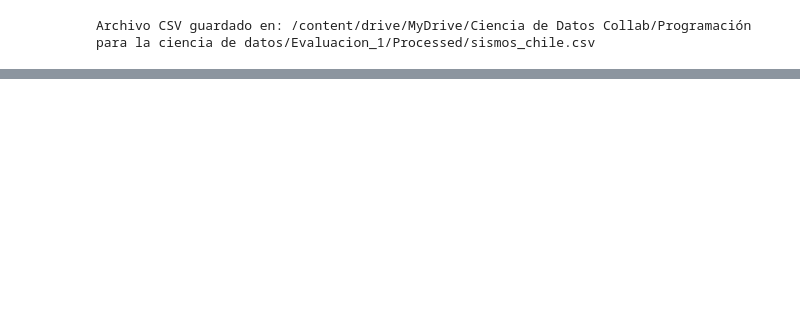
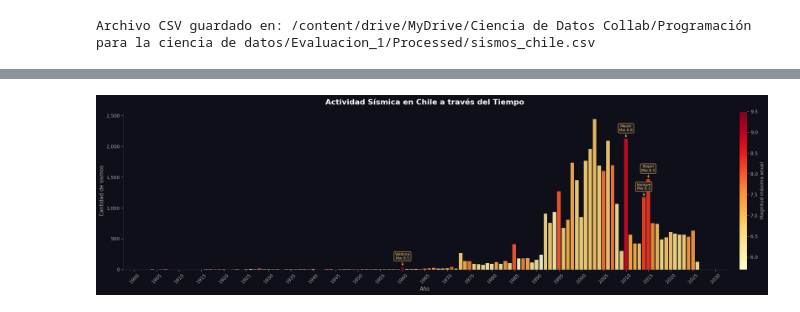
Before and after one commit to javisagredo-dev/Evaluacion1_Prog_DS, a Jupyter notebook: Evaluación_1_Prog_DS.ipynb, the cells around one changed output, grey strips where cells are left out. Drawn from its saved outputs; the diff is of its cells as text; code cells hidden in the pictures; blank space fills up the shorter version.

```diff
--- a/Evaluación_1_Prog_DS.ipynb
+++ b/Evaluación_1_Prog_DS.ipynb
@@ -219,0 +180,20 @@ sismos_chile.describe()
+# %%
+## INICIO DEL PROCEDIMIENTO
+
+sismos_procesado['fecha'] = pd.to_datetime(
+    sismos_procesado['year'].astype(str) + '-' + sismos_procesado['day_of_year'].astype(str),
+    format='%Y-%j')
+sismos_procesado['hora'] = sismos_procesado['hour']
+
+## Mascara de columnas para eliminar
+columnas_a_eliminar = [
+    'time', 'year', 'month', 'day_of_year', 'hour',   # originales de tiempo
+    'nst', 'gap', 'dmin', 'rms', 'net', 'updated',    # nulos y metadata
+    'status', 'geometry', 'type', 'tsunami'           # otras que no sirven para el estudio
+]
+
+## Aqui verificamos que las columnas existen antes de eliminar
+existentes = [col for col in columnas_a_eliminar if col in sismos_procesado.columns]
+sismos_procesado.drop(columns=existentes, inplace=True)
+
+sismos_procesado.info()
@@ -219,0 +286,60 @@ sismos_chile.describe()
+# %%
+import pandas as pd
+import matplotlib.pyplot as plt
+import matplotlib.ticker as ticker
+from matplotlib.colors import Normalize
+from matplotlib.cm import ScalarMappable
+#grafico de barras por año
+sismos_por_anio = (sismos_procesado
+                   .groupby(sismos_procesado['fecha'].dt.year)
+                   .agg(cantidad=('mag', 'count'),
+                        mag_max=('mag', 'max'))
+                   .reset_index()
+                   .rename(columns={'fecha': 'year'})  # <-- clave: renombrar a 'year'
+                  )
+
+norm = plt.Normalize(sismos_por_anio['mag_max'].min(), sismos_por_anio['mag_max'].max())
+cmap = plt.cm.YlOrRd
+
+fig, ax = plt.subplots(figsize=(20, 6), facecolor='#0f0f1a')
+ax.set_facecolor('#0f0f1a')
+ax.tick_params(colors='#aaaaaa')
+ax.spines['bottom'].set_color('#333355')
+ax.spines['left'].set_color('#333355')
+ax.spines['top'].set_visible(False)
+ax.spines['right'].set_visible(False)
+
+colors = [cmap(norm(v)) for v in sismos_por_anio['mag_max']]
+ax.bar(sismos_por_anio['year'], sismos_por_anio['cantidad'],
+       color=colors, width=0.8, alpha=0.9)
+
+ax.set_ylabel('Cantidad de sismos', color='#aaaaaa', fontsize=11)
+ax.set_xlabel('Año', color='#aaaaaa', fontsize=11)
+ax.set_title('Actividad Sísmica en Chile a través del Tiempo',
+             color='white', fontsize=16, fontweight='bold', pad=15)
+ax.yaxis.set_major_formatter(ticker.FuncFormatter(lambda x, _: f'{int(x):,}'))
+
+ax.xaxis.set_major_locator(ticker.MultipleLocator(5))
+ax.tick_params(axis='x', rotation=45)
+
+eventos = {1960: 'Valdivia\nMw 9.5', 2010: 'Maule\nMw 8.8', 2014: 'Iquique\nMw 8.2', 2015: 'Illapel\nMw 8.3'}
+for anio, label in eventos.items():
+    if anio in sismos_por_anio['year'].values:
+        y_val = sismos_por_anio[sismos_por_anio['year'] == anio]['cantidad'].values[0]
+        ax.annotate(label, xy=(anio, y_val),
+                    xytext=(anio, y_val + 120),
+                    color='#ffcc44', fontsize=8, ha='center',
+                    arrowprops=dict(arrowstyle='->', color='#ffcc44', lw=1),
+                    bbox=dict(boxstyle='round,pad=0.3', fc='#1a1a2e', ec='#ffcc44', lw=0.8))
+
+sm = plt.cm.ScalarMappable(cmap='YlOrRd', norm=norm)
+sm.set_array([])
+cbar = fig.colorbar(sm, ax=ax, fraction=0.02, pad=0.02)
+cbar.set_label('Magnitud máxima anual', color='#aaaaaa', fontsize=10)
+cbar.ax.yaxis.set_tick_params(color='#aaaaaa')
+plt.setp(cbar.ax.yaxis.get_ticklabels(), color='#aaaaaa')
+
+plt.tight_layout()
+plt.show()
+# %% [output]
+[figure, added]
```
Also changed, not shown: parts of 24 cells of this notebook.
